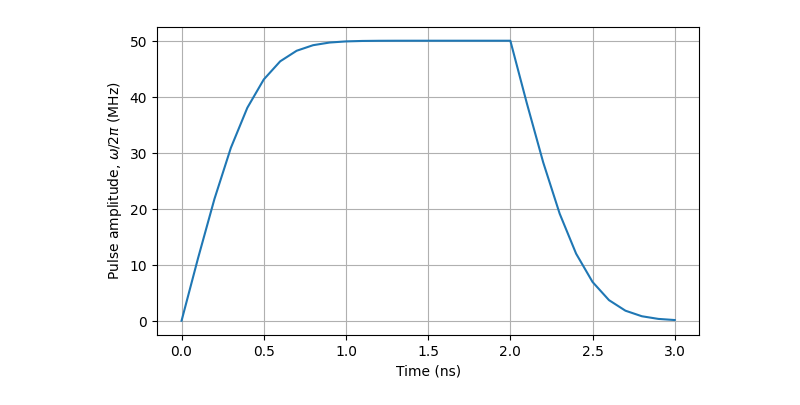
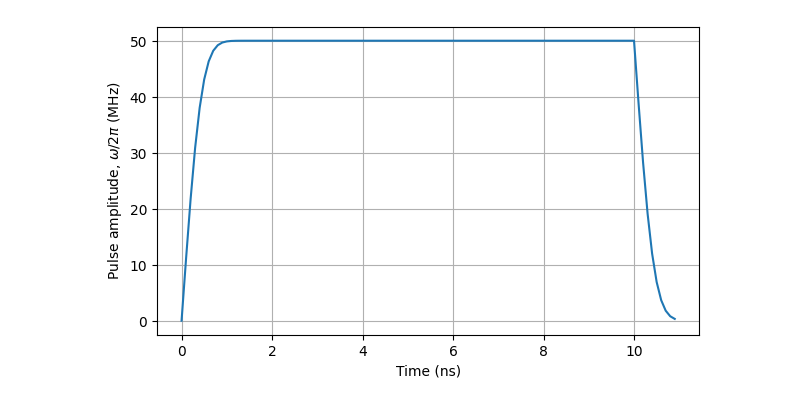
Before and after one commit to dhalvorUNSW/spin-pulse, a Jupyter notebook: simulator_test.ipynb, the cells around one changed output. Cells and saved outputs as stored; diff of their text form; code cells hidden in the pictures.

```diff
--- a/simulator_test.ipynb
+++ b/simulator_test.ipynb
@@ -1,12 +1,13 @@
 # %%
 import numpy as np
 from pulses import cw_pulse, PulseSequence
+from qubits import SpinQubit
 
-p = cw_pulse(2e-9, 2*np.pi*50e6)
+p = cw_pulse(10e-9, 2*np.pi*50e6)
 sequence = PulseSequence()
 sequence.add_pulse(p)
 sequence.add_pause(1e-9)
 sequence.gaussian_filter()
 sequence.plot_pulse()
 # %% [output]
-[figure, old version]
+[figure, new version]
```
Also changed, not shown: parts of 2 cells of this notebook, 14 other files.
